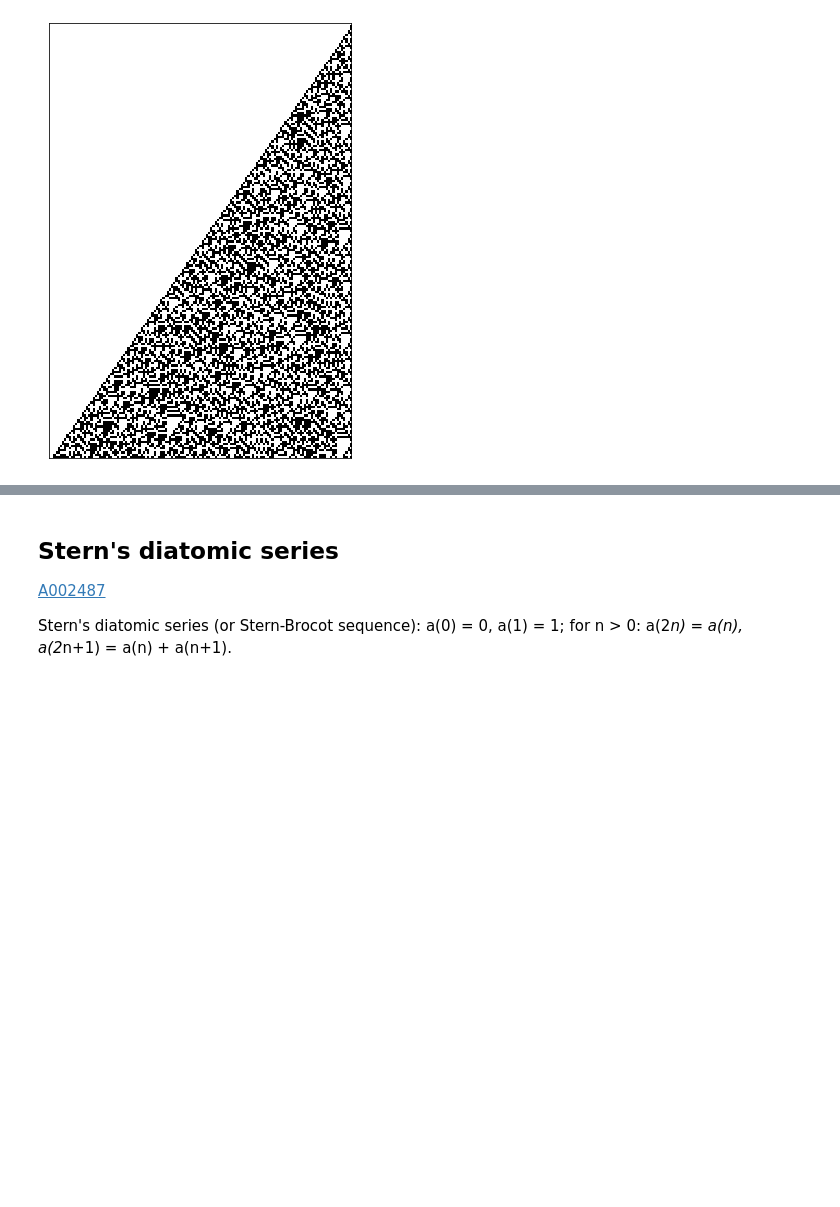
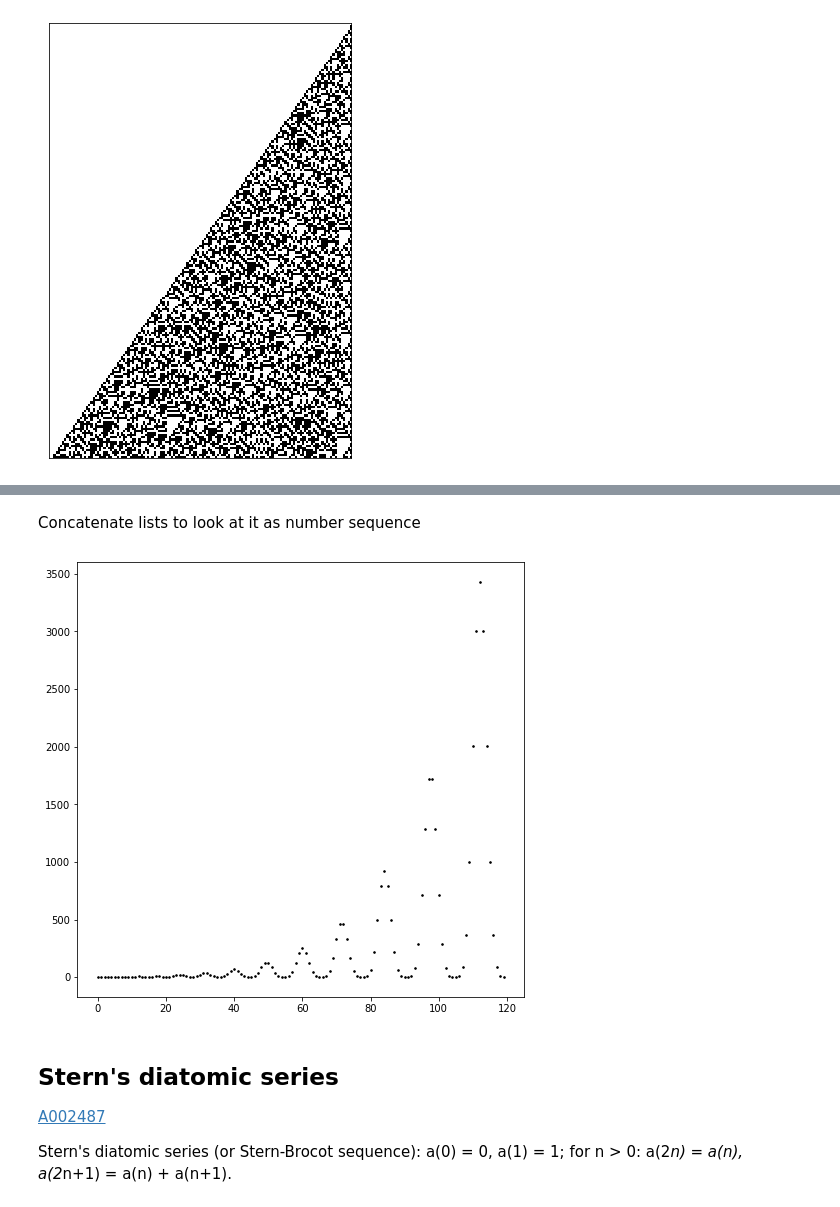
Before and after one commit to nekrasovp/nekrasovp.github.io, a Jupyter notebook: content/Number-sequences.ipynb, the cells around one changed output, grey strips where cells are left out. Drawn from its saved outputs; the diff is of its cells as text; code cells hidden in the pictures; blank space fills up the shorter version.

```diff
--- a/content/Number-sequences.ipynb
+++ b/content/Number-sequences.ipynb
@@ -174,0 +193,9 @@ show_bitmatrix(seq_to_bitmatrix(fib_a))
+# %%
+from numpy import prod;
+def C(n, k):
+    return prod([(n-j)/(j+1) for j in range(k)])
+# %%
+res=1
+for r in range(15):
+    print(*["{}".format('{:>5}'.format(int(C(r, i)))) for i in range(res)])
+    res+=1
@@ -174,0 +241,8 @@ show_bitmatrix(seq_to_bitmatrix(fib_a))
+# %%
+def C(n, k):
+    if k<0 or k>n:
+        return 0
+    res=1
+    for i in range(k):
+        res=res*(n-i)//(i+1)
+    return res
@@ -175,3 +266,10 @@ show_bitmatrix(seq_to_bitmatrix(fib_a))
+# %% [markdown]
+Concatenate lists to look at it as number sequence
+# %%
+_ = [int(C(i, j)) for i in range(15) for j in range(15) if int(C(i, j)) != 0]
+show_scatter(_)
+# %% [output]
+[figure, added]
 # %% [markdown]
 ## Stern's diatomic series
 [A002487](https://oeis.org/A002487)
```
Also changed, not shown: parts of 9 cells of this notebook, 3 other files.
